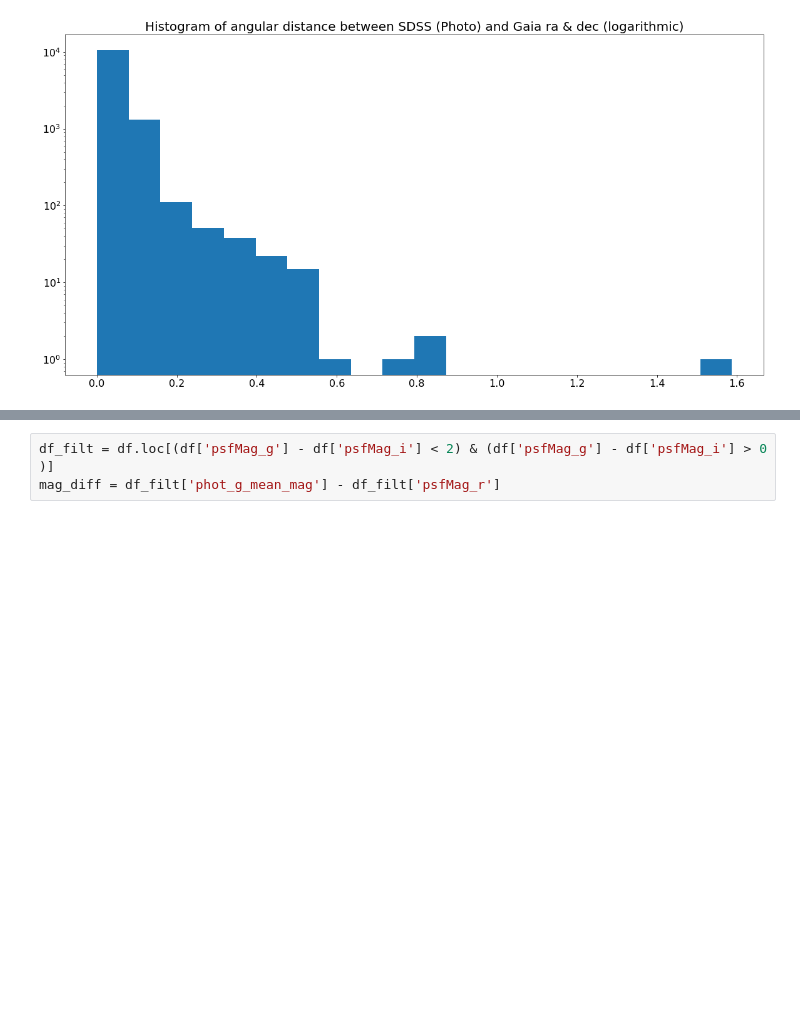
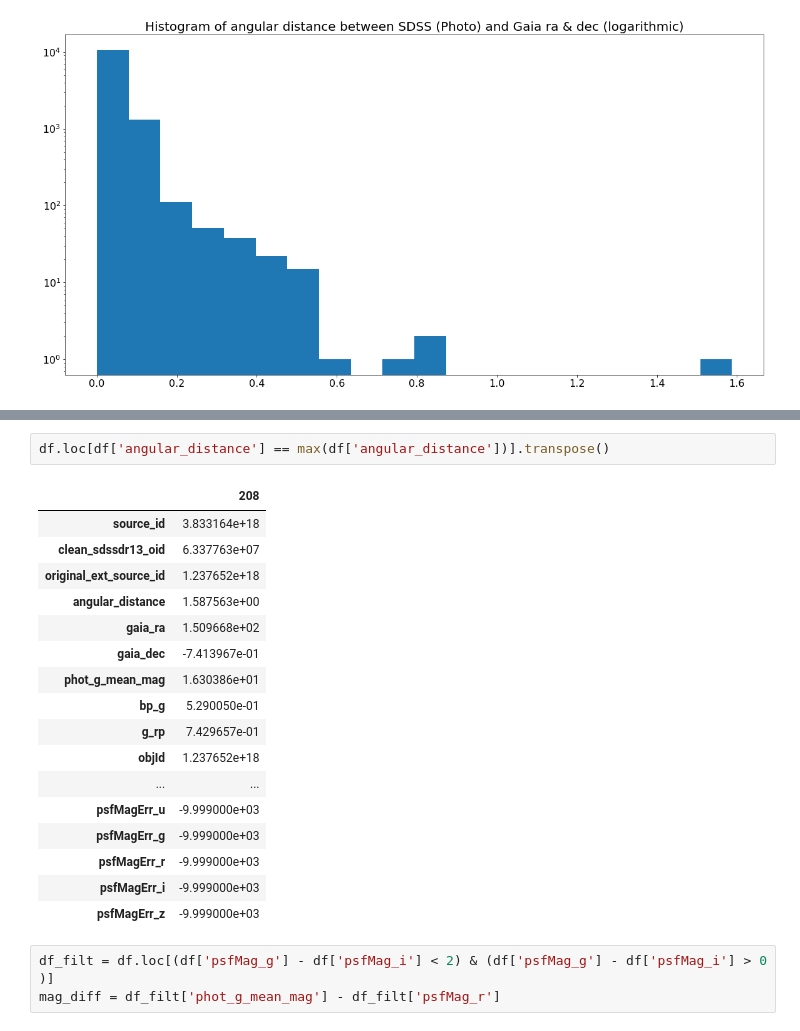
Before and after one commit to NoaVidovic/gaia-sdss, a Jupyter notebook: src/histogram.ipynb, the cells around one changed output, grey strips where cells are left out. Saved outputs shown, nothing was run; the diff lists cells and outputs as text; blank space fills up the shorter version.

```diff
--- a/src/histogram.ipynb
+++ b/src/histogram.ipynb
@@ -42,3 +42,23 @@ plt.yscale('log')
+# %%
+df.loc[df['angular_distance'] == max(df['angular_distance'])].transpose()
+# %% [output]
+|  | 208 |
+| source_id | 3.833164e+18 |
+| clean_sdssdr13_oid | 6.337763e+07 |
+| original_ext_source_id | 1.237652e+18 |
+| angular_distance | 1.587563e+00 |
+| gaia_ra | 1.509668e+02 |
+| gaia_dec | -7.413967e-01 |
+| phot_g_mean_mag | 1.630386e+01 |
+| bp_g | 5.290050e-01 |
+| g_rp | 7.429657e-01 |
+| objId | 1.237652e+18 |
+| ... | ... |
+| psfMagErr_u | -9.999000e+03 |
+| psfMagErr_g | -9.999000e+03 |
+| psfMagErr_r | -9.999000e+03 |
+| psfMagErr_i | -9.999000e+03 |
+| psfMagErr_z | -9.999000e+03 |
 # %%
 df_filt = df.loc[(df['psfMag_g'] - df['psfMag_i'] < 2) & (df['psfMag_g'] - df['psfMag_i'] > 0 )]
 mag_diff = df_filt['phot_g_mean_mag'] - df_filt['psfMag_r']
```
Also changed, not shown: parts of 2 cells of this notebook, 4 other files.
